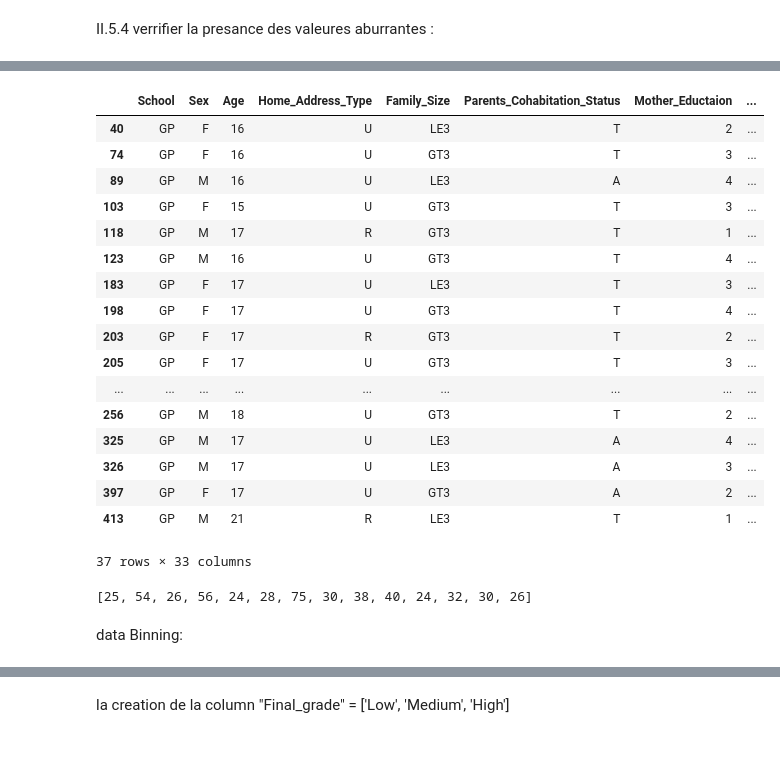
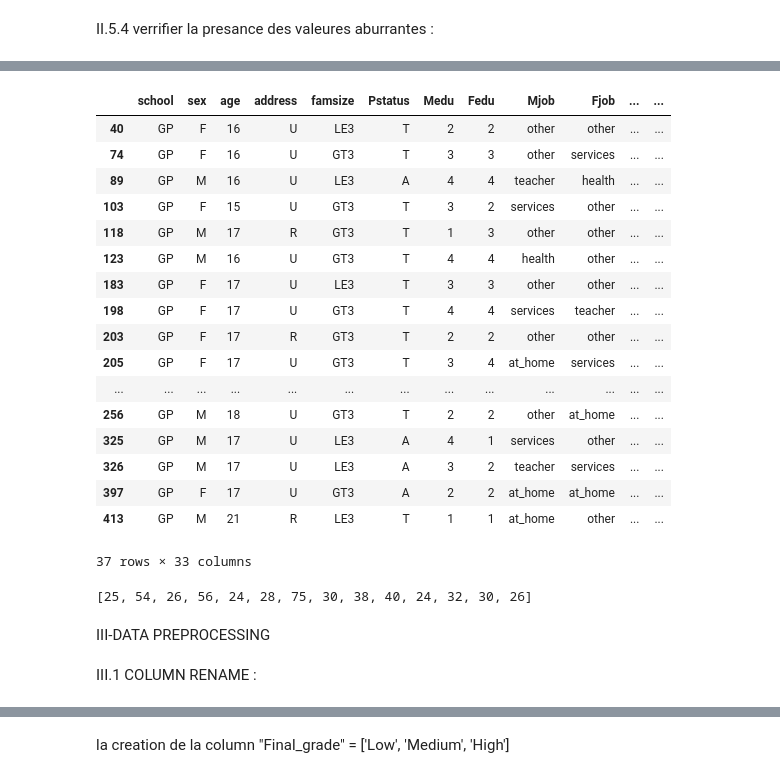
Before and after one commit to AyoubSamy/performance_student_analysis_project, a Jupyter notebook: notebook/notbook1.ipynb, the cells around one changed output, grey strips where cells are left out. Saved outputs shown, nothing was run; the diff lists cells and outputs as text; code cells hidden in the pictures; blank space fills up the shorter version.

```diff
--- a/notebook/notbook1.ipynb
+++ b/notebook/notbook1.ipynb
@@ -184,26 +181,26 @@ sns.boxplot(x=df['Abscence'])
 [figure]
 # %%
-upper_limit = df['Abscence'].quantile(.95)
-df_outliers=df[df['Abscence']>upper_limit]
+upper_limit = df['absences'].quantile(.95)
+df_outliers=df[df['absences']>upper_limit]
 df_outliers
 # %% [output]
-|  | School | Sex | Age | Home_Address_Type | Family_Size | Parents_Cohabitation_Status | Mother_Eductaion | ... |
-| 40 | GP | F | 16 | U | LE3 | T | 2 | ... |
-| 74 | GP | F | 16 | U | GT3 | T | 3 | ... |
-| 89 | GP | M | 16 | U | LE3 | A | 4 | ... |
-| 103 | GP | F | 15 | U | GT3 | T | 3 | ... |
-| 118 | GP | M | 17 | R | GT3 | T | 1 | ... |
-| 123 | GP | M | 16 | U | GT3 | T | 4 | ... |
-| 183 | GP | F | 17 | U | LE3 | T | 3 | ... |
-| 198 | GP | F | 17 | U | GT3 | T | 4 | ... |
-| 203 | GP | F | 17 | R | GT3 | T | 2 | ... |
-| 205 | GP | F | 17 | U | GT3 | T | 3 | ... |
-| ... | ... | ... | ... | ... | ... | ... | ... | ... |
-| 256 | GP | M | 18 | U | GT3 | T | 2 | ... |
-| 325 | GP | M | 17 | U | LE3 | A | 4 | ... |
-| 326 | GP | M | 17 | U | LE3 | A | 3 | ... |
-| 397 | GP | F | 17 | U | GT3 | A | 2 | ... |
-| 413 | GP | M | 21 | R | LE3 | T | 1 | ... |
+|  | school | sex | age | address | famsize | Pstatus | Medu | Fedu | Mjob | Fjob | ... | ... |
+| 40 | GP | F | 16 | U | LE3 | T | 2 | 2 | other | other | ... | ... |
+| 74 | GP | F | 16 | U | GT3 | T | 3 | 3 | other | services | ... | ... |
+| 89 | GP | M | 16 | U | LE3 | A | 4 | 4 | teacher | health | ... | ... |
+| 103 | GP | F | 15 | U | GT3 | T | 3 | 2 | services | other | ... | ... |
+| 118 | GP | M | 17 | R | GT3 | T | 1 | 3 | other | other | ... | ... |
+| 123 | GP | M | 16 | U | GT3 | T | 4 | 4 | health | other | ... | ... |
+| 183 | GP | F | 17 | U | LE3 | T | 3 | 3 | other | other | ... | ... |
+| 198 | GP | F | 17 | U | GT3 | T | 4 | 4 | services | teacher | ... | ... |
+| 203 | GP | F | 17 | R | GT3 | T | 2 | 2 | other | other | ... | ... |
+| 205 | GP | F | 17 | U | GT3 | T | 3 | 4 | at_home | services | ... | ... |
+| ... | ... | ... | ... | ... | ... | ... | ... | ... | ... | ... | ... | ... |
+| 256 | GP | M | 18 | U | GT3 | T | 2 | 2 | other | at_home | ... | ... |
+| 325 | GP | M | 17 | U | LE3 | A | 4 | 1 | services | other | ... | ... |
+| 326 | GP | M | 17 | U | LE3 | A | 3 | 2 | teacher | services | ... | ... |
+| 397 | GP | F | 17 | U | GT3 | A | 2 | 2 | at_home | at_home | ... | ... |
+| 413 | GP | M | 21 | R | LE3 | T | 1 | 1 | at_home | other | ... | ... |
 37 rows × 33 columns
 # %%
 outliers=[]
@@ -223,4 +220,6 @@ print(detect_outliers(df['Abscence']))
 # %% [output]
 [25, 54, 26, 56, 24, 28, 75, 30, 38, 40, 24, 32, 30, 26]
-# %% [markdown]
-data  Binning:
+# %% [markdown]
+</h3>III-DATA PREPROCESSING</h3>
+# %% [markdown]
+III.1 COLUMN RENAME :
```
Also changed, not shown: parts of 53 cells of this notebook, 1 other file.
